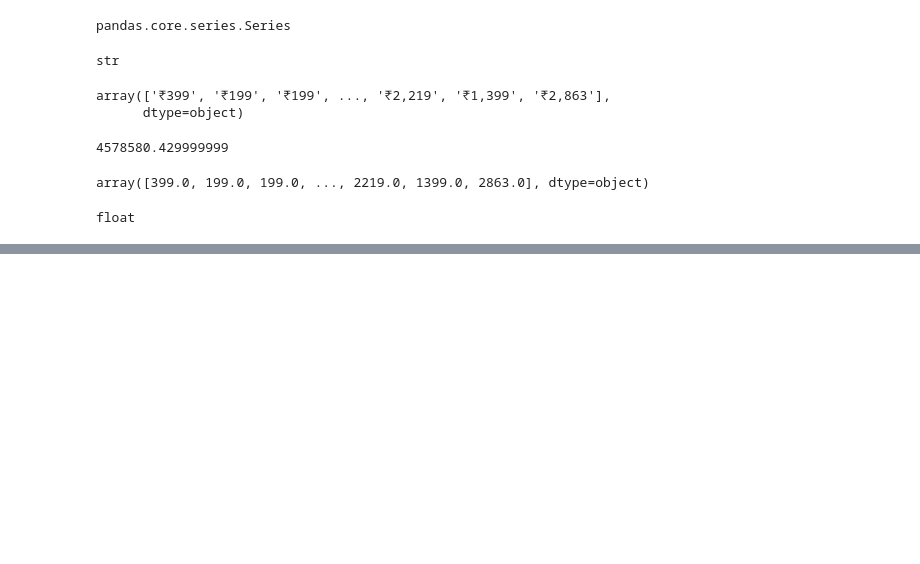
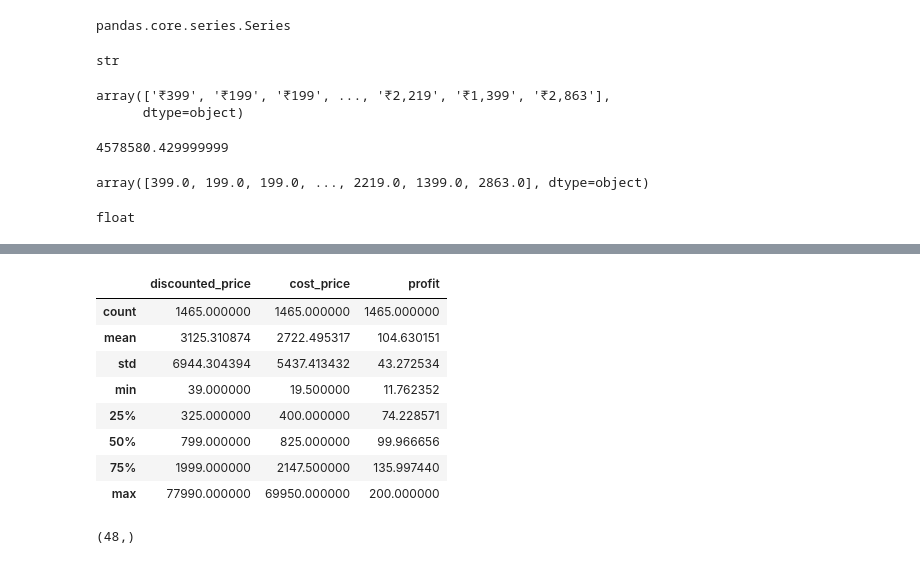
Before and after one commit to KhushiThakur25/Mishti_python, a Jupyter notebook: Pandas.ipynb, the cells around one changed output, grey strips where cells are left out. Drawn from its saved outputs; the diff is of its cells as text; code cells hidden in the pictures; blank space fills up the shorter version.

```diff
--- a/Pandas.ipynb
+++ b/Pandas.ipynb
@@ -142,0 +311,12 @@ float
+# %%
+df.describe()
+# %% [output]
+|  | discounted_price | cost_price | profit |
+| count | 1465.000000 | 1465.000000 | 1465.000000 |
+| mean | 3125.310874 | 2722.495317 | 104.630151 |
+| std | 6944.304394 | 5437.413432 | 43.272534 |
+| min | 39.000000 | 19.500000 | 11.762352 |
+| 25% | 325.000000 | 400.000000 | 74.228571 |
+| 50% | 799.000000 | 825.000000 | 99.966656 |
+| 75% | 1999.000000 | 2147.500000 | 135.997440 |
+| max | 77990.000000 | 69950.000000 | 200.000000 |
@@ -142,0 +325,7 @@ float
+# %%
+max_id = high_profit_product['product_id']
+max_id.shape
+unique_id = pd.unique(max_id)
+unique_id.shape
+# %% [output]
+(48,)
```
Also changed, not shown: parts of 34 cells of this notebook.
